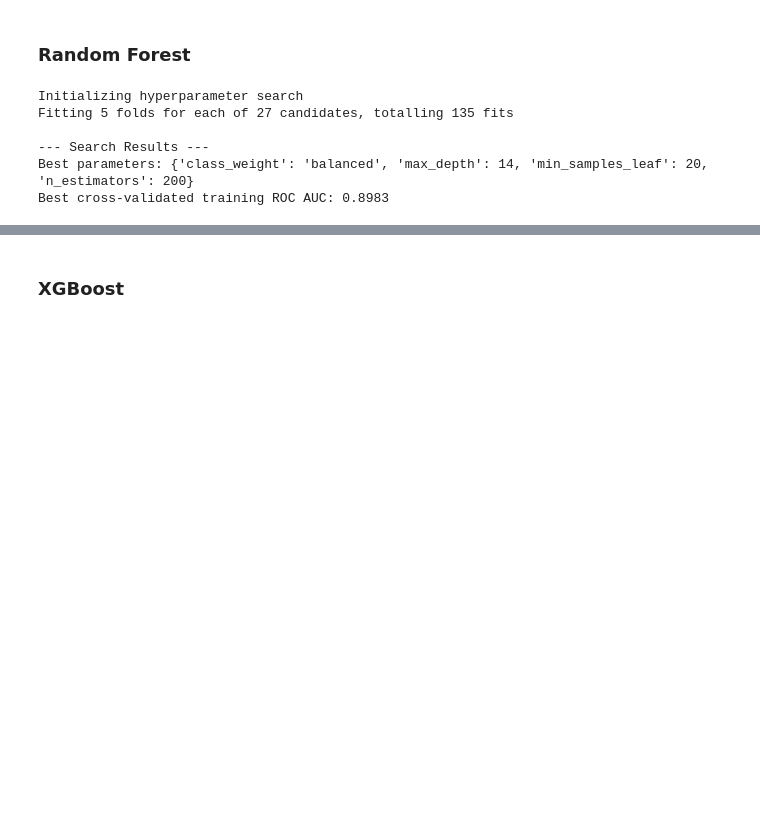
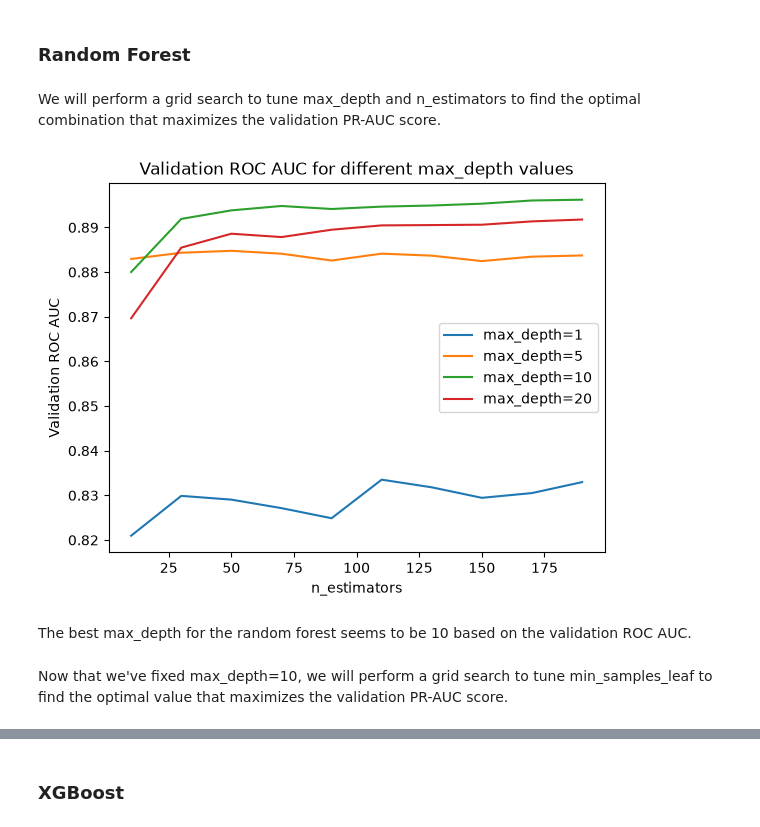
Before and after one commit to herblum/youtube-ml-project, a Jupyter notebook: notebook.ipynb, the cells around one changed output, grey strips where cells are left out. Saved outputs shown, nothing was run; the diff lists cells and outputs as text; code cells hidden in the pictures; blank space fills up the shorter version.

```diff
--- a/notebook.ipynb
+++ b/notebook.ipynb
@@ -366,34 +603,5 @@ Best cross-validated training ROC AUC: 0.9000
 ### Random Forest
 # %%
 from sklearn.ensemble import RandomForestClassifier
-# %%
-rf = RandomForestClassifier(random_state=42)
-
-param_grid = {
-    'n_estimators': [100, 200, 300],
-    'max_depth': [10, 12, 14],
-    'min_samples_leaf': [10, 20, 40],
-    'class_weight': ['balanced']
-}
-
-grid_search_rf = GridSearchCV(estimator=rf,
-                           param_grid=param_grid,
-                           cv=5,
-                           scoring='roc_auc',
-                           n_jobs=-1,
-                           verbose=1,
-                           return_train_score=True)
-
-print("Initializing hyperparameter search")
-grid_search_rf.fit(X_train, y_train)
-
-print("\n--- Search Results ---")
-print(f"Best parameters: {grid_search_rf.best_params_}")
-print(f"Best cross-validated training ROC AUC: {grid_search_rf.best_score_:.4f}")
-# %% [output]
-Initializing hyperparameter search
-Fitting 5 folds for each of 27 candidates, totalling 135 fits
-
---- Search Results ---
-Best parameters: {'class_weight': 'balanced', 'max_depth': 14, 'min_samples_leaf': 20, 'n_estimators': 200}
-Best cross-validated training ROC AUC: 0.8983
+# %% [markdown]
+We will perform a grid search to tune max_depth and n_estimators to find the optimal combination that maximizes the validation PR-AUC score.
@@ -399,0 +657,22 @@ Best cross-validated training ROC AUC: 0.8983
+# %%
+columns = ['max_depth', 'n_estimators', 'val_roc', 'train_roc']
+df_scores_roc = pd.DataFrame(scores_roc, columns=columns)
+
+for d in [1, 5, 10, 20]:
+    df_subset = df_scores_roc[df_scores_roc.max_depth == d]
+
+    plt.plot(df_subset.n_estimators, df_subset.val_roc,
+             label='max_depth=%d' % d)
+
+    plt.xlabel('n_estimators')
+    plt.ylabel('Validation ROC AUC')
+    plt.title('Validation ROC AUC for different max_depth values')
+
+plt.legend()
+plt.show()
+# %% [output]
+[figure, added]
+# %% [markdown]
+The best max_depth for the random forest seems to be 10 based on the validation ROC AUC.
+# %% [markdown]
+Now that we've fixed max_depth=10, we will perform a grid search to tune min_samples_leaf to find the optimal value that maximizes the validation PR-AUC score.
```
Also changed, not shown: parts of 73 cells of this notebook, 1 other file.
